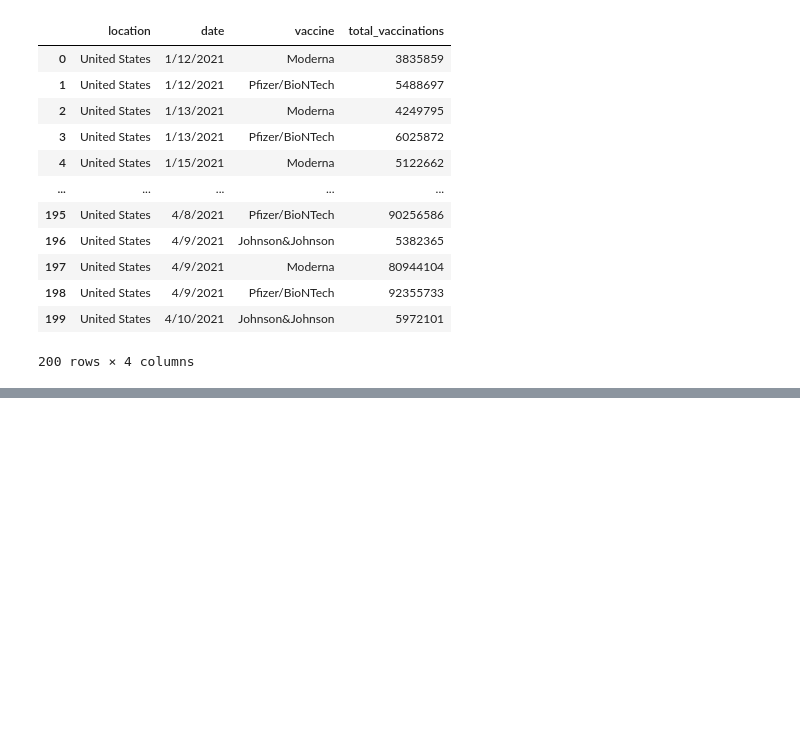
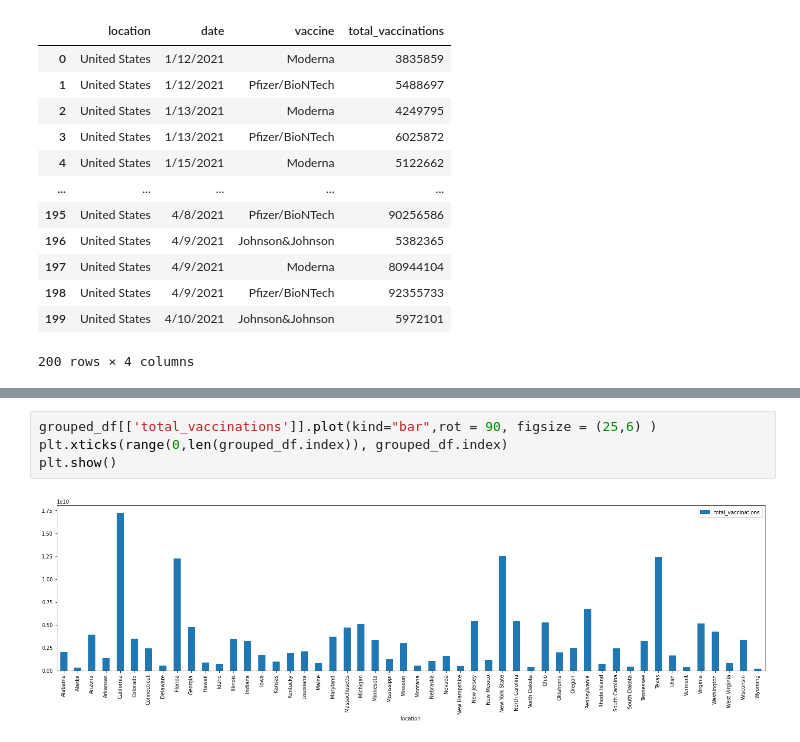
Before and after one commit to tashunaj/team-5, a Jupyter notebook: script.py.ipynb, the cells around one changed output, grey strips where cells are left out. Saved outputs shown, nothing was run; the diff lists cells and outputs as text; blank space fills up the shorter version.

```diff
--- a/script.py.ipynb
+++ b/script.py.ipynb
@@ -162,0 +245,6 @@ us_df.head(200)
+# %%
+grouped_df[['total_vaccinations']].plot(kind="bar",rot = 90, figsize = (25,6) )
+plt.xticks(range(0,len(grouped_df.index)), grouped_df.index)
+plt.show()
+# %% [output]
+[figure, added]
```
Also changed, not shown: parts of 9 cells of this notebook.
